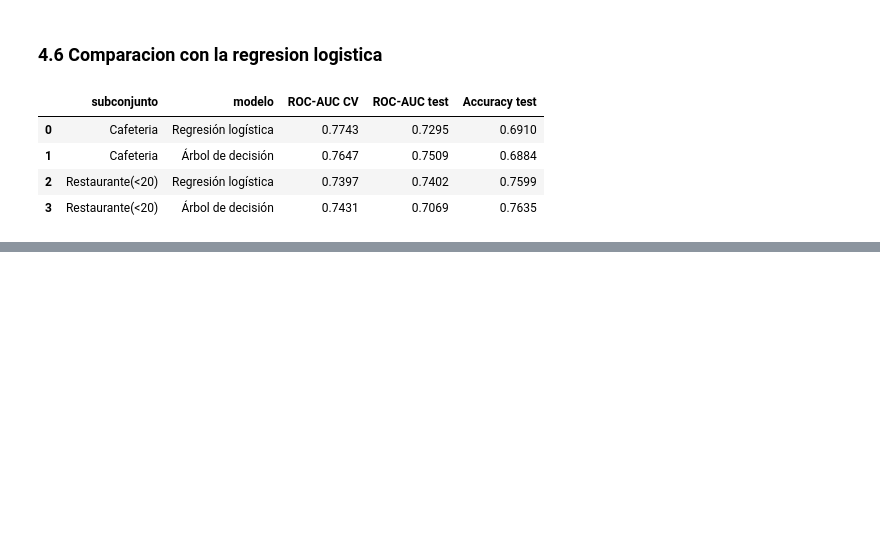
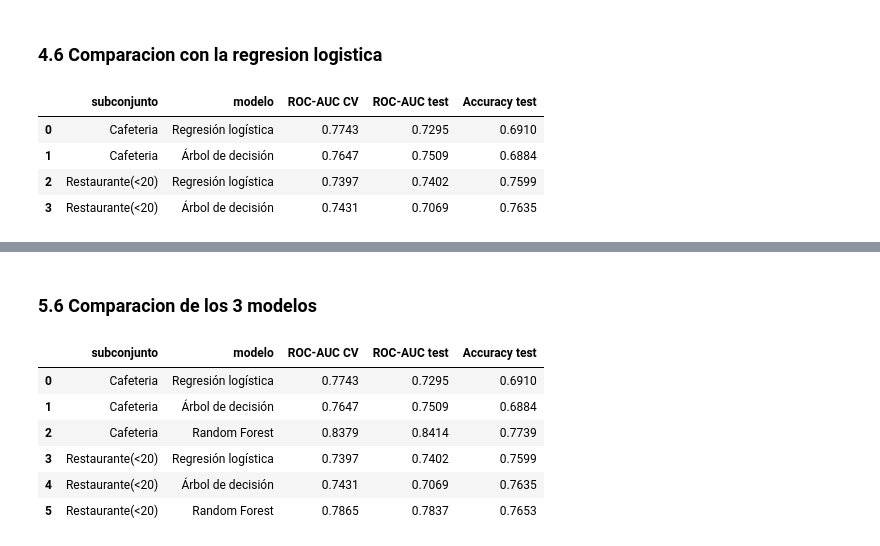
Before and after one commit to nreyl/ML-L3-G44, a Jupyter notebook: L3.ipynb, the cells around one changed output, grey strips where cells are left out. Saved outputs shown, nothing was run; the diff lists cells and outputs as text; code cells hidden in the pictures; blank space fills up the shorter version.

```diff
--- a/L3.ipynb
+++ b/L3.ipynb
@@ -746,0 +781,10 @@ display(pd.DataFrame(filas))
+# %%
+bosques = {}
+for n, (X_tr, X_te, y_tr, y_te) in splits.items():
+    gs = GridSearchCV(pipe_rf, param_grid_rf, scoring=scoring, refit="roc_auc",
+                      cv=cv, n_jobs=-1, return_train_score=True)
+    gs.fit(X_tr, y_tr)
+    bosques[n] = gs
+    print(f"\n{n}")
+    print("  Mejores hiperparámetros:", gs.best_params_)
+    print(f"  ROC-AUC CV: {gs.best_score_:.4f}")
@@ -746,0 +905,15 @@ display(pd.DataFrame(filas))
+# %%
+for n, gs in bosques.items():
+    X_tr, X_te, y_tr, y_te = splits[n]
+    cols_X = X_tr.columns
+
+    imp = pd.Series(gs.best_estimator_.named_steps["clf"].feature_importances_, index=cols_X)
+    perm = permutation_importance(gs.best_estimator_, X_te, y_te, scoring="roc_auc",
+                                  n_repeats=10, random_state=42, n_jobs=-1)
+    perm = pd.Series(perm.importances_mean, index=cols_X)
+
+    comp = pd.DataFrame({"impureza": imp, "permutación (caída de AUC)": perm})
+    print(f"\n{n} - 10 variables más importantes (por impureza)")
+    print(comp.sort_values("impureza", ascending=False).head(10).round(3))
+    print(f"\n{n} - 10 variables más importantes (por permutación)")
+    print(comp.sort_values("permutación (caída de AUC)", ascending=False).head(10).round(3))
@@ -746,0 +938,25 @@ display(pd.DataFrame(filas))
+# %% [markdown]
+### 5.6 Comparacion de los 3 modelos
+# %%
+filas = []
+for n in splits:
+    X_te, y_te = splits[n][1], splits[n][3]
+    for nombre, gs in [("Regresión logística", modelos[n]),
+                       ("Árbol de decisión", arboles[n]),
+                       ("Random Forest", bosques[n])]:
+        filas.append({
+            "subconjunto": n, "modelo": nombre,
+            "ROC-AUC CV": round(gs.best_score_, 4),
+            "ROC-AUC test": round(roc_auc_score(y_te, gs.predict_proba(X_te)[:, 1]), 4),
+            "Accuracy test": round((gs.predict(X_te) == y_te).mean(), 4),
+        })
+comparacion = pd.DataFrame(filas)
+display(comparacion)
+# %% [output]
+|  | subconjunto | modelo | ROC-AUC CV | ROC-AUC test | Accuracy test |
+| 0 | Cafeteria | Regresión logística | 0.7743 | 0.7295 | 0.6910 |
+| 1 | Cafeteria | Árbol de decisión | 0.7647 | 0.7509 | 0.6884 |
+| 2 | Cafeteria | Random Forest | 0.8379 | 0.8414 | 0.7739 |
+| 3 | Restaurante(<20) | Regresión logística | 0.7397 | 0.7402 | 0.7599 |
+| 4 | Restaurante(<20) | Árbol de decisión | 0.7431 | 0.7069 | 0.7635 |
+| 5 | Restaurante(<20) | Random Forest | 0.7865 | 0.7837 | 0.7653 |
```
Also changed, not shown: parts of 20 cells of this notebook.
